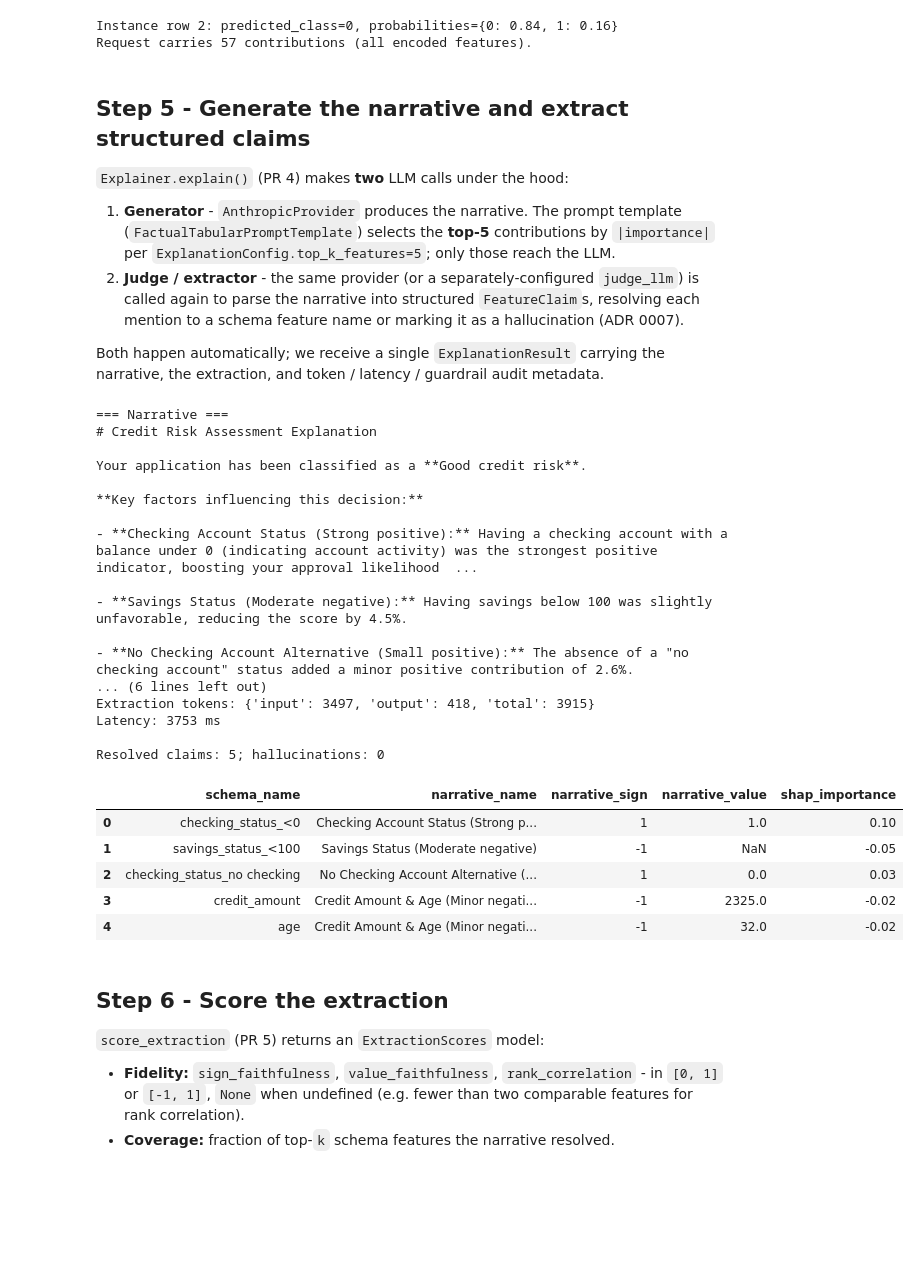
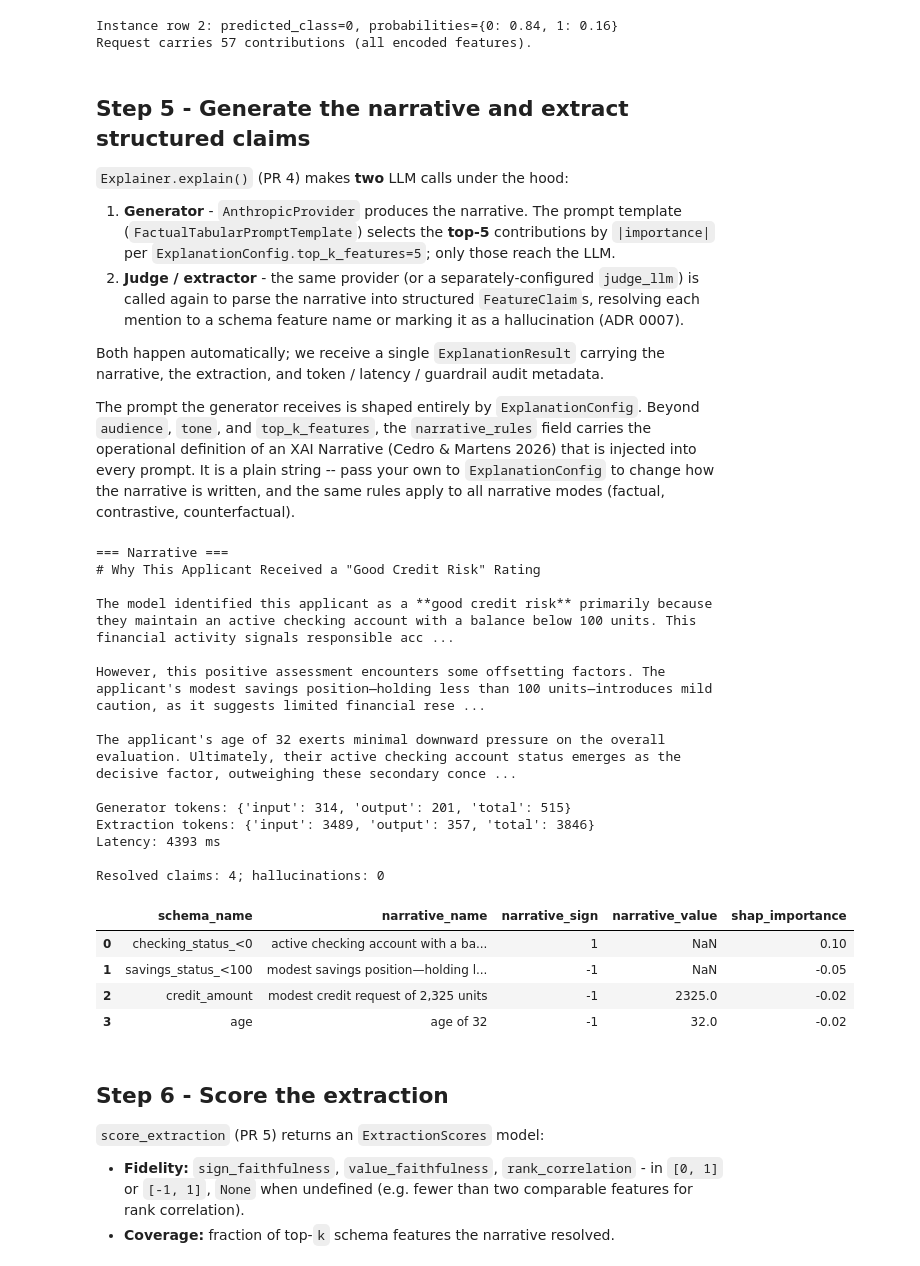
Before and after one commit to ADMAntwerp/xains, a Jupyter notebook: notebooks/01_quickstart.ipynb, the cells around one changed output. Saved outputs shown, nothing was run; the diff lists cells and outputs as text; code cells hidden in the pictures; blank space fills up the shorter version.

Commit message:
PR 9: configurable narrative_rules on ExplanationConfig

```diff
--- a/notebooks/01_quickstart.ipynb
+++ b/notebooks/01_quickstart.ipynb
@@ -179,17 +180,25 @@ Request carries 57 contributions (all encoded features).
 2. **Judge / extractor** - the same provider (or a separately-configured `judge_llm`) is called again to parse the narrative into structured `FeatureClaim`s, resolving each mention to a schema feature name or marking it as a hallucination (ADR 0007).
 
 Both happen automatically; we receive a single `ExplanationResult` carrying the narrative, the extraction, and token / latency / guardrail audit metadata.
+
+The prompt the generator receives is shaped entirely by `ExplanationConfig`. Beyond `audience`, `tone`, and `top_k_features`, the `narrative_rules` field carries the operational definition of an XAI Narrative (Cedro & Martens 2026) that is injected into every prompt. It is a plain string -- pass your own to `ExplanationConfig` to change how the narrative is written, and the same rules apply to all narrative modes (factual, contrastive, counterfactual).
 # %%
 llm = AnthropicProvider(model="claude-haiku-4-5", max_tokens=512)
 
 explainer = Explainer(
     schema=schema,
     llm=llm,
+    # judge_llm defaults to llm; shown explicitly to mark it as a knob.
+    judge_llm=llm,
     prompt_template=FactualTabularPromptTemplate(),
+    # Every field below is a knob -- change them to reshape the narrative.
     config=ExplanationConfig(
         audience="end_user",
+        language="en",
+        tone="neutral",
+        top_k_features=5,
         extract_narrative=True,
-        top_k_features=5,
+        narrative_rules=DEFAULT_NARRATIVE_RULES,
     ),
 )
 result = explainer.explain(request)
@@ -199,49 +208,45 @@ print(result.text)
 print()
 print(f"Generator tokens: {result.tokens_used}")
 print(f"Extraction tokens: {result.guardrail_tokens_used}")
 print(f"Latency: {result.latency_ms:.0f} ms")
 
 # Display the extraction joined against ground-truth SHAP for the resolved features.
 extraction = result.narrative_extraction
 claims_rows = [
     {
         "schema_name": name,
         "narrative_name": claim.narrative_name,
         "narrative_sign": claim.sign,
         "narrative_value": claim.value,
         "shap_importance": importances.get(name),
     }
     for name, claim in extraction.features.items()
 ]
 print(
     f"\nResolved claims: {len(extraction.features)}; "
     f"hallucinations: {len(extraction.hallucinations)}"
 )
 pd.DataFrame(claims_rows).round(2)
 # %% [output]
 === Narrative ===
-# Credit Risk Assessment Explanation
+# Why This Applicant Received a "Good Credit Risk" Rating
 
-Your application has been classified as a **Good credit risk**.
+The model identified this applicant as a **good credit risk** primarily because they maintain an active checking account with a balance below 100 units. This financial activity signals responsible acc ...
 
-**Key factors influencing this decision:**
+However, this positive assessment encounters some offsetting factors. The applicant's modest savings position—holding less than 100 units—introduces mild caution, as it suggests limited financial rese ...
 
-- **Checking Account Status (Strong positive):** Having a checking account with a balance under 0 (indicating account activity) was the strongest positive indicator, boosting your approval likelihood  ...
+The applicant's age of 32 exerts minimal downward pressure on the overall evaluation. Ultimately, their active checking account status emerges as the decisive factor, outweighing these secondary conce ...
 
-- **Savings Status (Moderate negative):** Having savings below 100 was slightly unfavorable, reducing the score by 4.5%.
+Generator tokens: {'input': 314, 'output': 201, 'total': 515}
+Extraction tokens: {'input': 3489, 'output': 357, 'total': 3846}
+Latency: 4393 ms
 
-- **No Checking Account Alternative (Small positive):** The absence of a "no checking account" status added a minor positive contribution of 2.6%.
-... (6 lines left out)
-Extraction tokens: {'input': 3497, 'output': 418, 'total': 3915}
-Latency: 3753 ms
-
-Resolved claims: 5; hallucinations: 0
+Resolved claims: 4; hallucinations: 0
 |  | schema_name | narrative_name | narrative_sign | narrative_value | shap_importance |
-| 0 | checking_status_<0 | Checking Account Status (Strong p... | 1 | 1.0 | 0.10 |
-| 1 | savings_status_<100 | Savings Status (Moderate negative) | -1 | NaN | -0.05 |
-| 2 | checking_status_no checking | No Checking Account Alternative (... | 1 | 0.0 | 0.03 |
-| 3 | credit_amount | Credit Amount & Age (Minor negati... | -1 | 2325.0 | -0.02 |
-| 4 | age | Credit Amount & Age (Minor negati... | -1 | 32.0 | -0.02 |
+| 0 | checking_status_<0 | active checking account with a ba... | 1 | NaN | 0.10 |
+| 1 | savings_status_<100 | modest savings position—holding l... | -1 | NaN | -0.05 |
+| 2 | credit_amount | modest credit request of 2,325 units | -1 | 2325.0 | -0.02 |
+| 3 | age | age of 32 | -1 | 32.0 | -0.02 |
 # %% [markdown]
 ## Step 6 - Score the extraction
 
```
Also changed, not shown: parts of 3 cells of this notebook, 7 other files.
